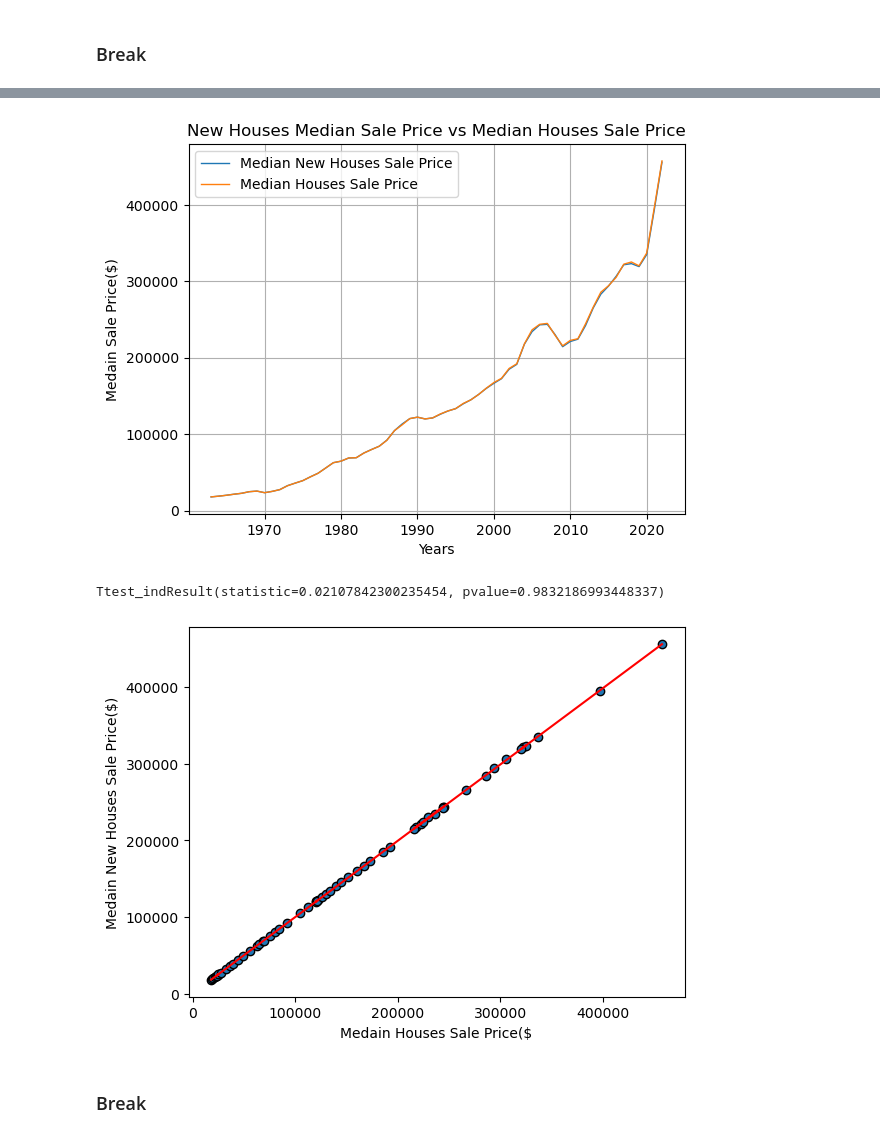
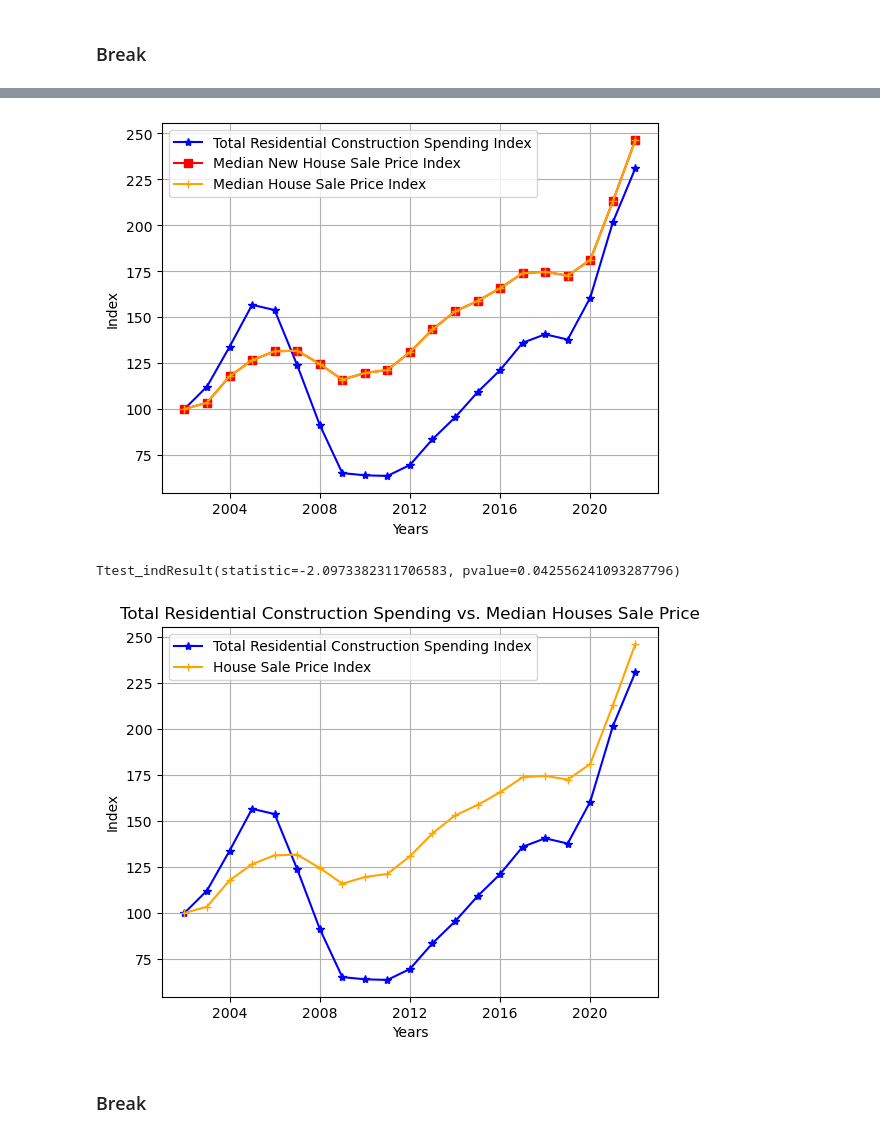
Before and after one commit to dthomas0424/Project1Team6, a Jupyter notebook: project_1_combined.ipynb, the cells around one changed output, grey strips where cells are left out. Saved outputs shown, nothing was run; the diff lists cells and outputs as text; code cells hidden in the pictures.

```diff
--- a/project_1_combined.ipynb
+++ b/project_1_combined.ipynb
@@ -370,18 +361,6 @@ Ttest_indResult(statistic=-3.0337303559604636, pvalue=0.0028158167943818633)
 # %%
-#Monthly data
-NHSP_an_path = "Input_Files/Median Sales Price for New Houses Sold Annual Raw.csv"
-HSP_an_path = "Input_Files/Median Sales Price of Houses Sold Annual Raw.csv"
-
-data2 = pd.read_csv(NHSP_an_path)
-NHa_data_df = pd.DataFrame(data2)
-data3 = pd.read_csv(HSP_an_path)
-Ha_data_df = pd.DataFrame(data3)
-NHa_data_df['DATE'] = NHa_data_df['DATE'].astype('datetime64[D]')
-Ha_data_df['DATE'] = Ha_data_df['DATE'].astype('datetime64[D]')
-
-NHSP_HSP = pd.merge(NHa_data_df, Ha_data_df, how="left", on=["DATE"])
-NHSP_HSP_df = pd.DataFrame(NHSP_HSP)
-#TCSR_NHSP_HSP_Pa_df.dropna(inplace=True)
-NHSP_HSP_df.drop(NHSP_HSP_df.tail(1).index,inplace=True)
-NHSP_HSP_df.head()
+final_comb_df['TLRESCONS_NBD20020101'] = final_comb_df['TLRESCONS_NBD20020101'].astype(float)
+final_comb_df['MSPNHS'] = final_comb_df['MSPNHS'].astype(float)
+final_comb_df.info()
+final_comb_df
 # %% [output]
@@ -394,43 +395,50 @@ NHSP_HSP_df.head()
 # %%
-NHSP_HSP_df["MSPNHSUS"] = NHSP_HSP_df["MSPNHSUS"].astype(float)
-NHSP_HSP_df["MSPUS"] = NHSP_HSP_df["MSPUS"].astype(float)
+#all data plot
+date = final_comb_df['DATE']
+TCSR = final_comb_df['TLRESCONS_NBD20020101']
+NHSP = final_comb_df["MSPNHS"]
+HSP = final_comb_df['MSPNHSUS_NBD20020101']
 
-date = NHSP_HSP_df["DATE"]
-NHSP = NHSP_HSP_df["MSPNHSUS"]
-HSP = NHSP_HSP_df["MSPUS"]
+TCSR = plt.plot(date, TCSR, marker="*",color="blue", label="Total Residential Construction Spending Index")
+NHSP = plt.plot(date, NHSP, marker="s", color="Red", label="Median New House Sale Price Index")
+HSP = plt.plot(date, HSP, marker="+",color="orange", label="Median House Sale Price Index")
+plt.legend(loc="best")
 
-plt.plot(date, NHSP, linewidth=1, label="Median New Houses Sale Price")
-plt.plot(date, HSP, linewidth=1, label="Median Houses Sale Price")
+plt.ylabel("Index")
+plt.xlabel("Years")
 
-plt.title("New Houses Median Sale Price vs Median Houses Sale Price")
-plt.ylabel("Medain Sale Price($)")
-plt.xlabel("Years")
-plt.legend(loc="best")
 plt.grid()
-plt.savefig("Images/NC_AnnualRaw1.png")
+NC_1 = plt.gcf()
 plt.show()
+NC_1.savefig("Images/NC_Annual1.png")
 # %% [output]
-[figure, old version]
+[figure, new version]
 # %%
-y = NHSP_HSP_df["MSPNHSUS"]
-x = NHSP_HSP_df["MSPUS"]
+# Total Residential Construction Spending Index vs Median Houses Sale Price Index
+date = final_comb_df['DATE']
+x = final_comb_df['TLRESCONS_NBD20020101']
+#NHSP = final_comb_df["MSPNHS"]
+y = final_comb_df['MSPNHSUS_NBD20020101']
 
-plt.scatter(x, y, edgecolor="black", label="Median New Houses Sale Price")
+TCSR, = plt.plot(date, x, marker="*",color="blue", label="Total Residential Construction Spending Index")
+#NHSP, = plt.plot(date, NHSP, marker="s", color="Red", label="NHSP")
+HSP = plt.plot(date, y, marker="+",color="orange", label="House Sale Price Index")
 
-slope, int, r, p, std_err = st.linregress(x, y)
-fit = slope * x + int
-plt.plot(x,fit, "r-")
+plt.title("Total Residential Construction Spending vs. Median Houses Sale Price")
+plt.ylabel("Index")
+plt.xlabel("Years")
 
 ttest = stats.ttest_ind(x, y, equal_var=False)
 print(ttest)
 
-plt.ylabel("Medain New Houses Sale Price($)")
-plt.xlabel("Medain Houses Sale Price($")
-plt.savefig("Images/NC_AnnualRaw2.png")
+plt.legend(loc="best")
+plt.grid()
+NC_2 = plt.gcf()
 plt.show()
+NC_2.savefig("Images/NC_Annual2.png")
 # %% [output]
-Ttest_indResult(statistic=0.02107842300235454, pvalue=0.9832186993448337)
+Ttest_indResult(statistic=-2.0973382311706583, pvalue=0.042556241093287796)
-[figure, old version]
+[figure, new version]
 # %% [markdown]
 ### Break
 # %%
```
Also changed, not shown: parts of 10 cells of this notebook.
